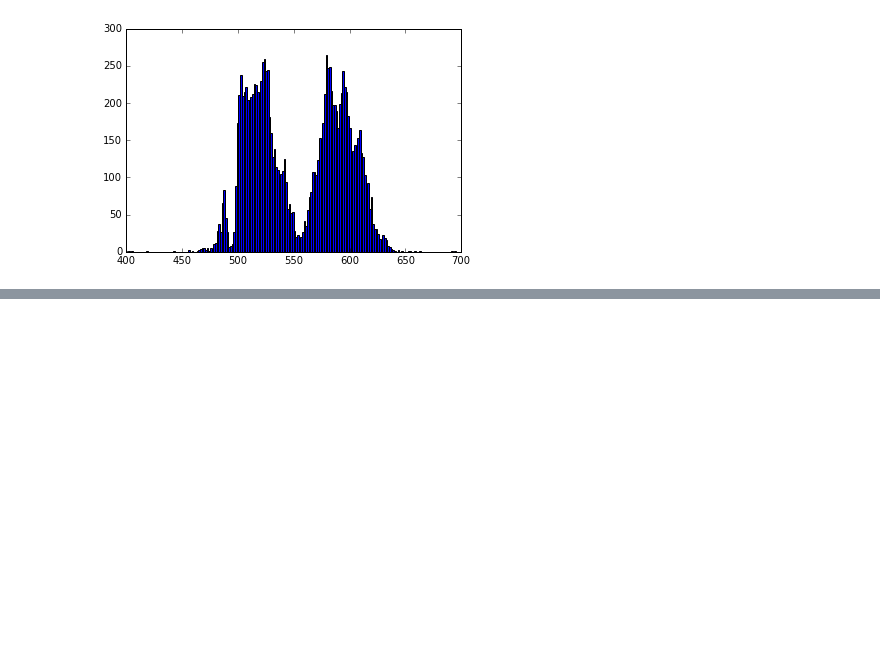
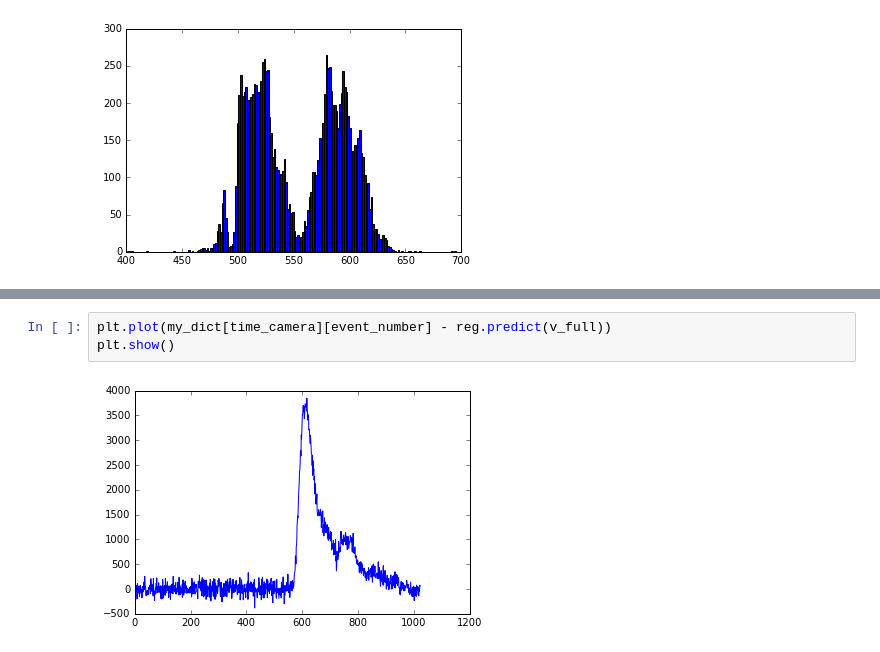
Before and after one commit to sioan/sxd_analysis_methods, a Jupyter notebook: eigen_background_subtraction/recalculating_attm_cross_validated.ipynb, the cells around one changed output, grey strips where cells are left out. Drawn from its saved outputs; the diff is of its cells as text; blank space fills up the shorter version.

```diff
--- a/eigen_background_subtraction/recalculating_attm_cross_validated.ipynb
+++ b/eigen_background_subtraction/recalculating_attm_cross_validated.ipynb
@@ -112,0 +256,5 @@ plt.show()
+# %%
+plt.plot(my_dict[time_camera][event_number] - reg.predict(v_full))
+plt.show()
+# %% [output]
+[figure, added]
```
Also changed, not shown: parts of 19 cells of this notebook.
